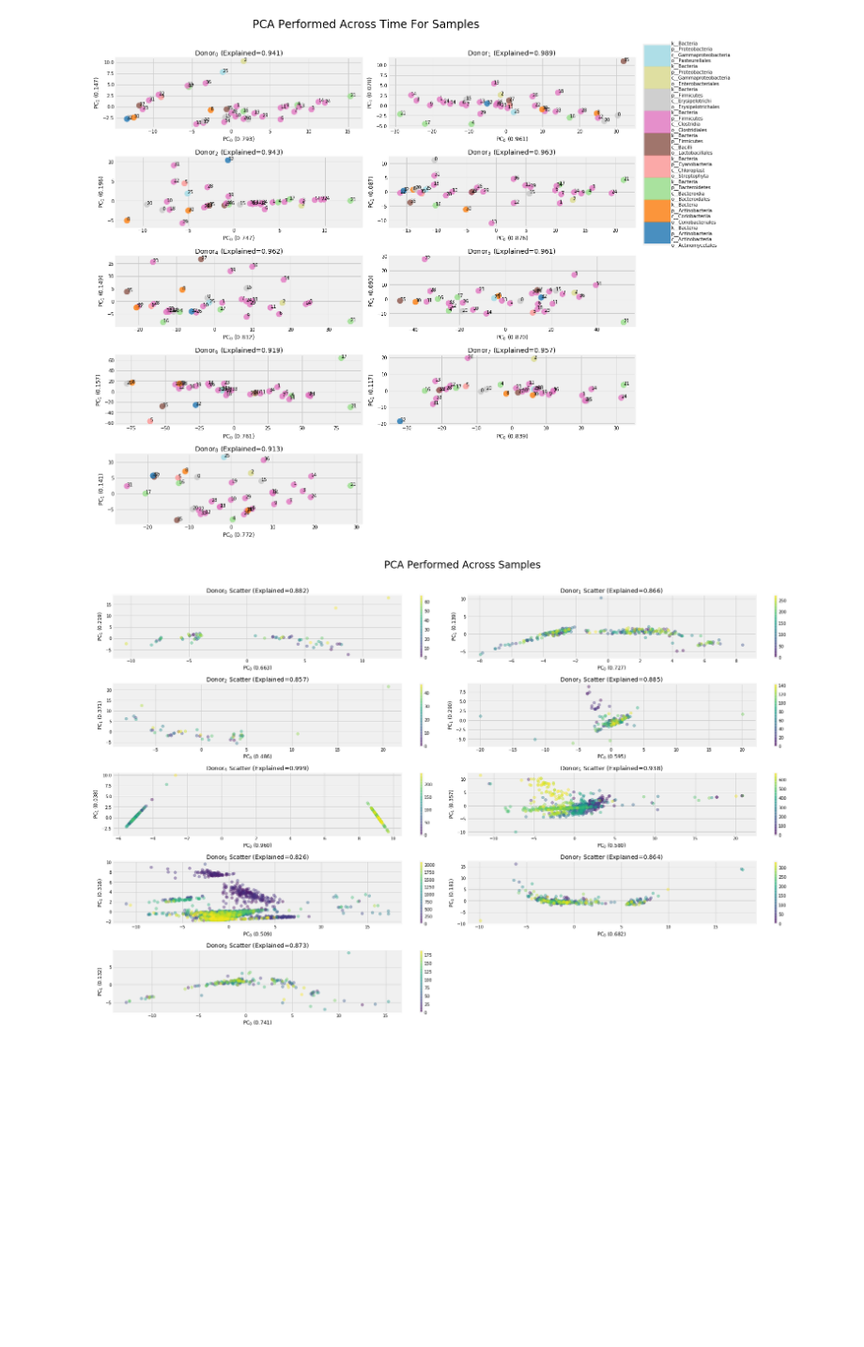
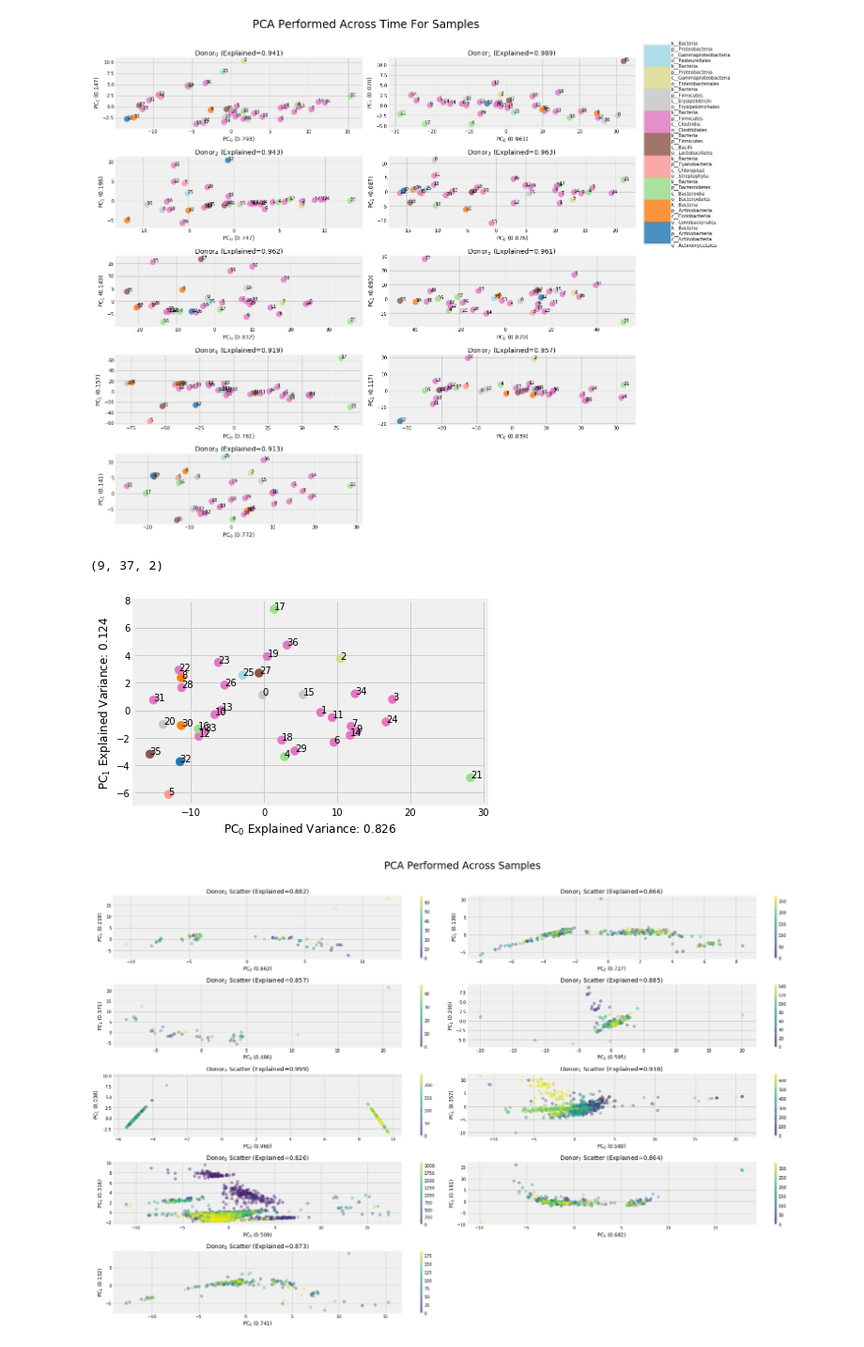
Before and after one commit to michaelwiest/microbiome-rnn, a Jupyter notebook: notebooks/Input Analysis.ipynb, the cells around one changed output. Shown at 94% size. Cells and saved outputs as stored; diff of their text form; code cells hidden in the pictures; blank space fills up the shorter version.

```diff
--- a/notebooks/Input Analysis.ipynb
+++ b/notebooks/Input Analysis.ipynb
@@ -340,6 +345,20 @@ if num_rows * num_cols != len(oh.samples):
     ax[-1, -1].axis('off')
 # %% [output]
 [figure]
+# %%
+ts = np.array(ts)
+tsm = np.mean(ts, axis=0)
+expxm = np.mean(exp_x)
+expym = np.mean(exp_y)
+plt.scatter(tsm[:, 0], tsm[:, 1], cmap=cmap, s=80, c=labs_to_ints)
+for j, txt in enumerate(full_labs):
+    plt.annotate(j, (tsm[j, 0], tsm[j, 1]), fontsize=10)
+plt.xlabel('PC$_0$ Explained Variance: {}'.format(str(expxm)[:5]))
+plt.ylabel('PC$_1$ Explained Variance: {}'.format(str(expym)[:5]))
+print(ts.shape)
+# %% [output]
+(9, 37, 2)
+[figure, added]
 # %%
 
 fig, ax = plt.subplots(num_rows, num_cols, figsize=(subplot_height, subplot_width), sharex=False, sharey=False)
```
Also changed, not shown: parts of 5 cells of this notebook, 1 other file.
